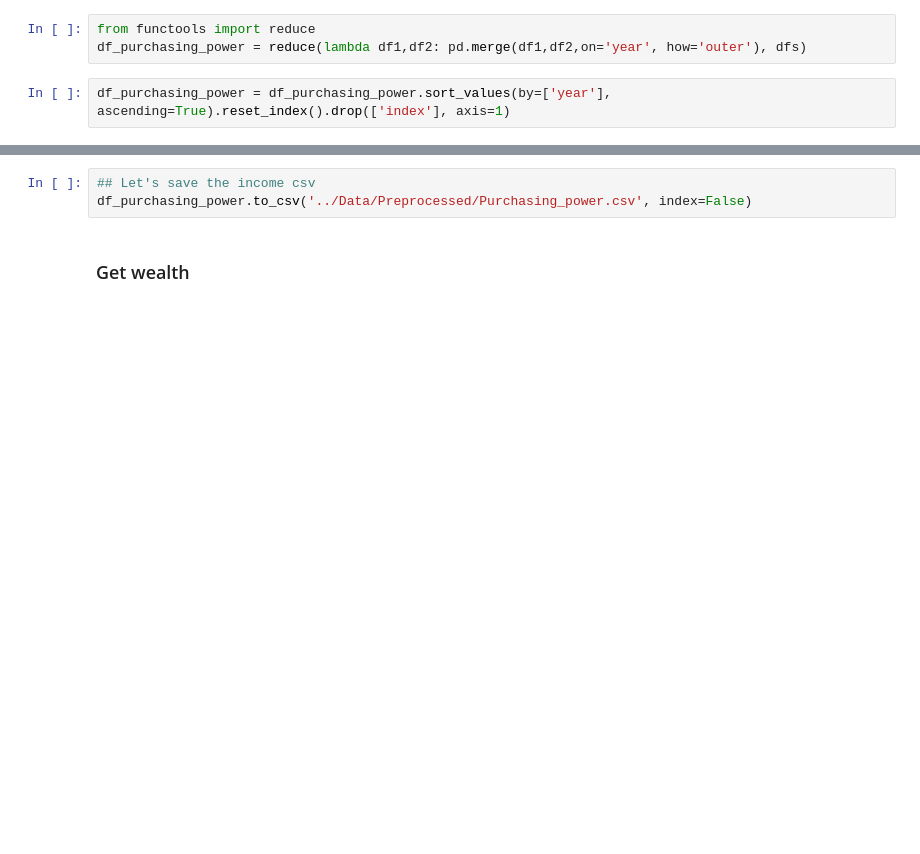
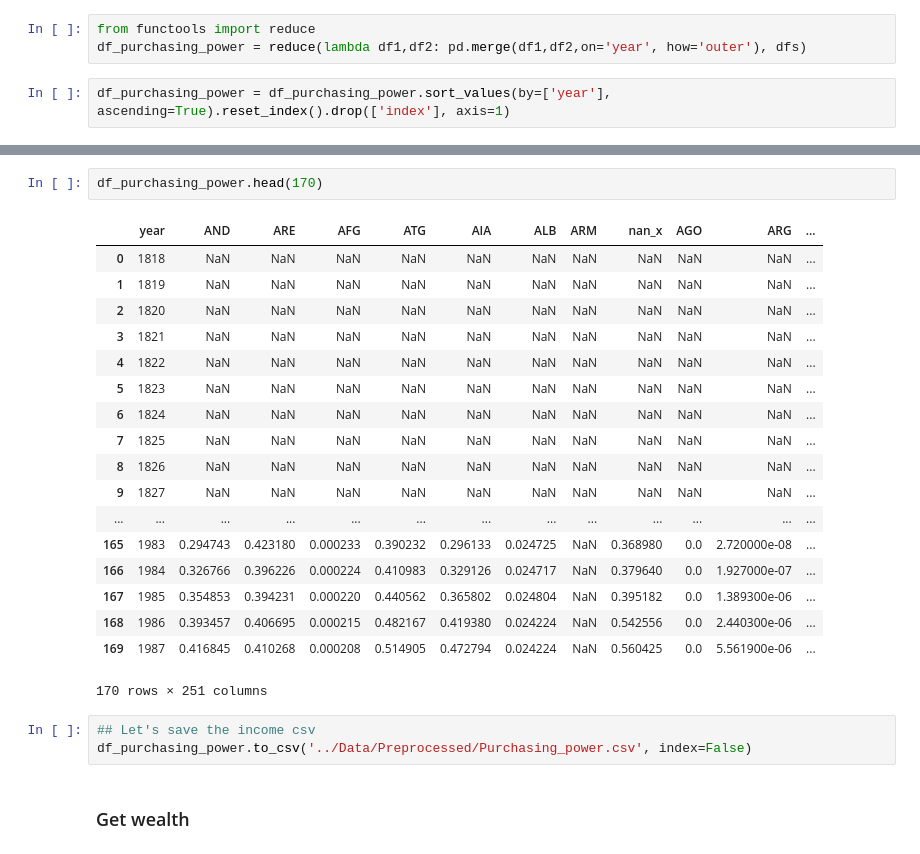
Before and after one commit to kazdaghli/Visualisation-inequalities, a Jupyter notebook: Preprocessing/Preprocessing.ipynb, the cells around one changed output, grey strips where cells are left out. Saved outputs shown, nothing was run; the diff lists cells and outputs as text; blank space fills up the shorter version.

Commit message:
fix purchasing 2

```diff
--- a/Preprocessing/Preprocessing.ipynb
+++ b/Preprocessing/Preprocessing.ipynb
@@ -269,3 +269,24 @@ df_purchasing_power.shape
+# %%
+df_purchasing_power.head(170)
+# %% [output]
+|  | year | AND | ARE | AFG | ATG | AIA | ALB | ARM | nan_x | AGO | ARG | ... |
+| 0 | 1818 | NaN | NaN | NaN | NaN | NaN | NaN | NaN | NaN | NaN | NaN | ... |
+| 1 | 1819 | NaN | NaN | NaN | NaN | NaN | NaN | NaN | NaN | NaN | NaN | ... |
+| 2 | 1820 | NaN | NaN | NaN | NaN | NaN | NaN | NaN | NaN | NaN | NaN | ... |
+| 3 | 1821 | NaN | NaN | NaN | NaN | NaN | NaN | NaN | NaN | NaN | NaN | ... |
+| 4 | 1822 | NaN | NaN | NaN | NaN | NaN | NaN | NaN | NaN | NaN | NaN | ... |
+| 5 | 1823 | NaN | NaN | NaN | NaN | NaN | NaN | NaN | NaN | NaN | NaN | ... |
+| 6 | 1824 | NaN | NaN | NaN | NaN | NaN | NaN | NaN | NaN | NaN | NaN | ... |
+| 7 | 1825 | NaN | NaN | NaN | NaN | NaN | NaN | NaN | NaN | NaN | NaN | ... |
+| 8 | 1826 | NaN | NaN | NaN | NaN | NaN | NaN | NaN | NaN | NaN | NaN | ... |
+| 9 | 1827 | NaN | NaN | NaN | NaN | NaN | NaN | NaN | NaN | NaN | NaN | ... |
+| ... | ... | ... | ... | ... | ... | ... | ... | ... | ... | ... | ... | ... |
+| 165 | 1983 | 0.294743 | 0.423180 | 0.000233 | 0.390232 | 0.296133 | 0.024725 | NaN | 0.368980 | 0.0 | 2.720000e-08 | ... |
+| 166 | 1984 | 0.326766 | 0.396226 | 0.000224 | 0.410983 | 0.329126 | 0.024717 | NaN | 0.379640 | 0.0 | 1.927000e-07 | ... |
+| 167 | 1985 | 0.354853 | 0.394231 | 0.000220 | 0.440562 | 0.365802 | 0.024804 | NaN | 0.395182 | 0.0 | 1.389300e-06 | ... |
+| 168 | 1986 | 0.393457 | 0.406695 | 0.000215 | 0.482167 | 0.419380 | 0.024224 | NaN | 0.542556 | 0.0 | 2.440300e-06 | ... |
+| 169 | 1987 | 0.416845 | 0.410268 | 0.000208 | 0.514905 | 0.472794 | 0.024224 | NaN | 0.560425 | 0.0 | 5.561900e-06 | ... |
+170 rows × 251 columns
 # %%
 ## Let's save the income csv
 df_purchasing_power.to_csv('../Data/Preprocessed/Purchasing_power.csv', index=False)
```
Also changed, not shown: parts of 1 cell of this notebook, 5 other files.
